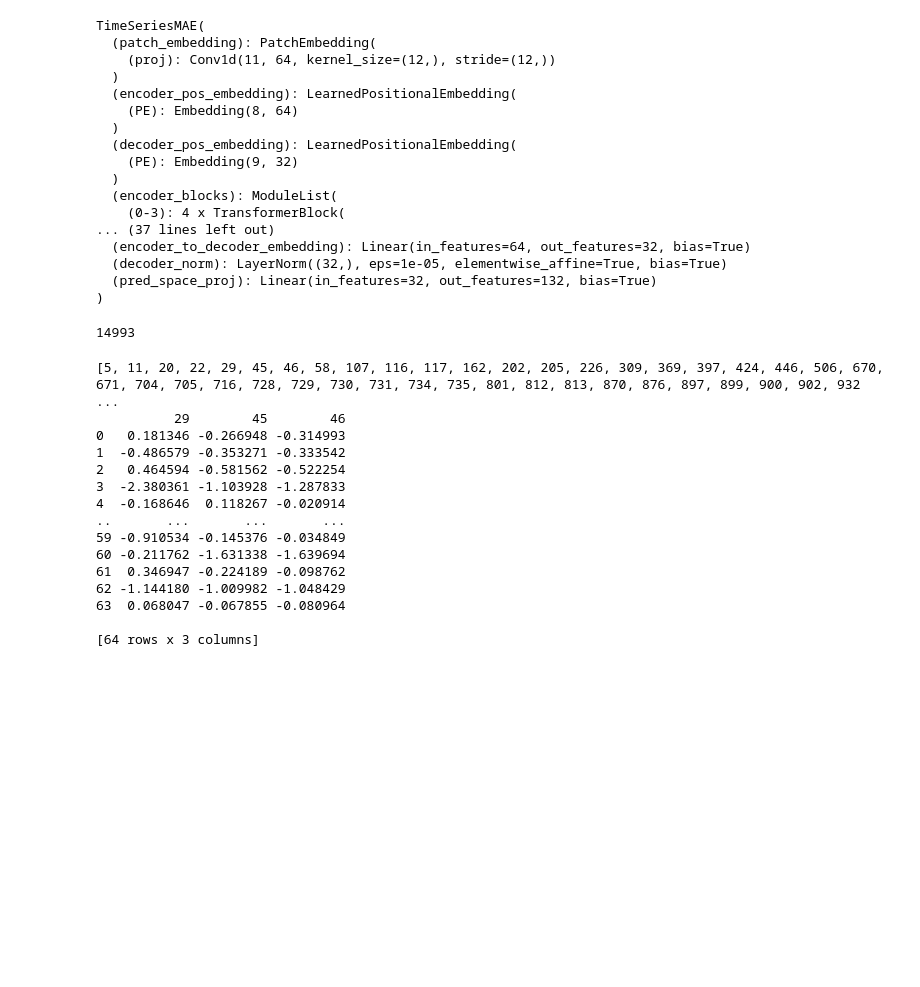
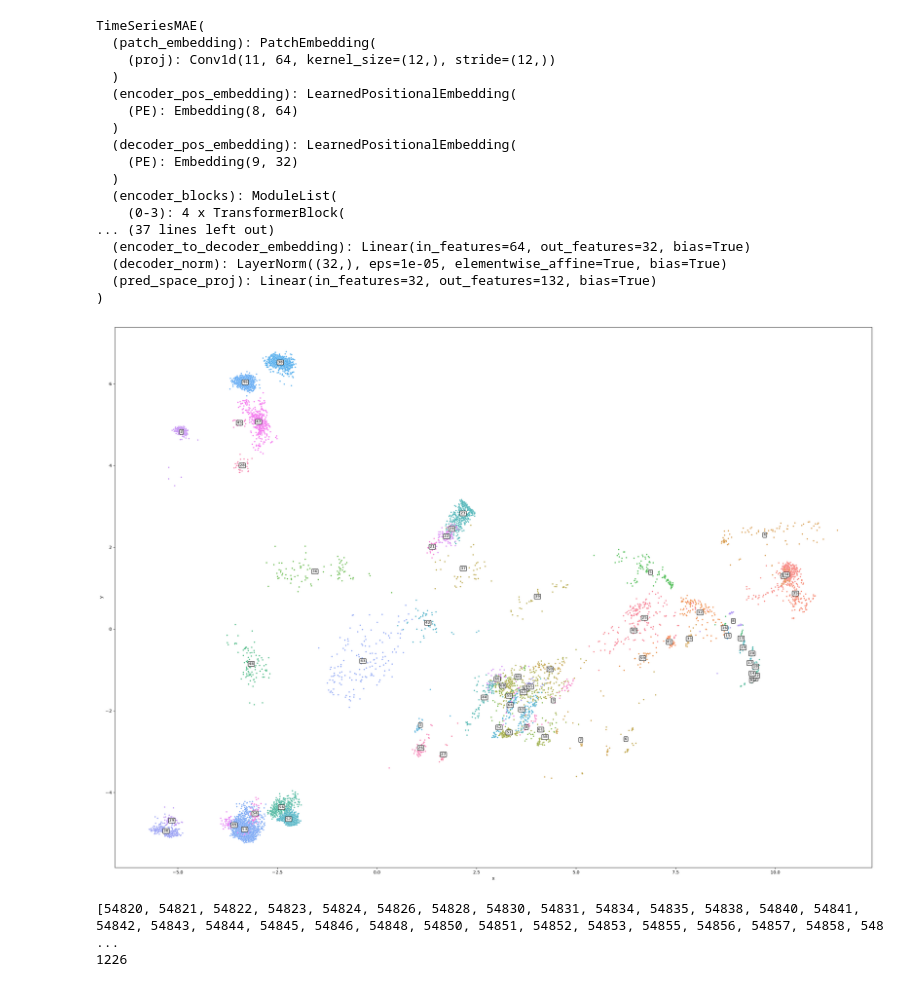
Before and after one commit to etiennechevrolat/ssa-analysis, a Jupyter notebook: src/viz/clustering_leo.ipynb, the cells around one changed output. Saved outputs shown, nothing was run; the diff lists cells and outputs as text; code cells hidden in the pictures; blank space fills up the shorter version.

```diff
--- a/src/viz/clustering_leo.ipynb
+++ b/src/viz/clustering_leo.ipynb
@@ -86,7 +86,7 @@ for norad, X in per_obj.items():
     if cls_representations:
         out[norad] = np.concatenate(cls_representations, axis=0).mean(axis=0)
 # %%
-import hdbscan, dbscan
+import hdbscan
 from sklearn.preprocessing import StandardScaler
 from sklearn.decomposition import PCA
 
@@ -95,63 +95,71 @@ norad_ids = list(out.keys())
 X_obj = np.stack([out[n] for n in norad_ids])
 X_scaled = StandardScaler().fit_transform(X_obj)
 
-clusterer = hdbscan.HDBSCAN(min_cluster_size=5, min_samples=5)
+clusterer = hdbscan.HDBSCAN(min_cluster_size=20, min_samples=15)
+
 labels = clusterer.fit_predict(X_scaled)
 
 n_clusters = len(set(labels))
-print(len(norad_ids))
-# %% [output]
-14993
 # %%
 
 import matplotlib.pyplot as plt
+import seaborn as sns
 import pandas as pd
 
-clusterized_ids = [n for n in norad_ids if n in labels and n in out and labels[n]!=-1]
-print(norad_ids)
-X_df = pd.DataFrame({n : out[n] for n in clusterized_ids})
+mask = labels != -1
+X_clean = X_scaled[mask]
+labels_clean= labels[mask]
+norad_clean = [norad_ids[i] for i in range(len(norad_ids)) if mask[i]]
 
-print(X_df)
-def viz_3d_on_clusters(df):
+
+def viz_3d_on_clusters(X, labels):
     """X is a (14 993, 64) ndarray of already scaled vectors, we reduce the dimension from 64 to 3 with principal components analysis, and show the clusters
     """
     pca = PCA(n_components=3)
     X_3d = pca.fit_transform(X)
 
     fig = plt.figure(figsize= (10,10))
     ax = fig.add_subplot(projection='3d')
 
-    ax.scatter(X_3d[:,0], X_3d[:,1] , X_3d[:,2], c=labels, cmap='tab10', s=5, alpha=0.8)
+    scatter = ax.scatter(X_3d[:,0], X_3d[:,1] , X_3d[:,2], c=labels, cmap='tab10', s=5, alpha=0.8)
+    ax.legend(*scatter.legend_elements(), title='cluster')
     ax.view_init(elev=0, azim=110)
+
     plt.tight_layout()
     plt.show()
 
-def viz_2d_on_clusters(X):
+def viz_2d_on_clusters(X, labels):
     """X is a (14 993, 64) ndarray of already scaled vectors, we reduce the dimension from 64 to 2 with principal components analysis, and show the clusters
     """
     pca = PCA(n_components=2)
-    X_3d = pca.fit_transform(X)
+    X_2d = pca.fit_transform(X)
+    df = pd.DataFrame({'x' : X_2d[:,0], 'y' : X_2d[:,1], 'cluster' : labels.astype(str)})
 
-    fig = plt.figure(figsize= (10,10))
-    ax = fig.add_subplot()
+    fig, ax = plt.subplots(figsize=(25,18))
 
-    ax.scatter(X_3d[:,0], X_3d[:,1] , c=labels, cmap='tab10', s=5, alpha=0.8)
-    ax.legend(labels)
+    sns.scatterplot(data=df , x='x',y='y',hue='cluster', palette='husl', s=10, alpha=0.9, legend=False, ax=ax)
+
+    for cluster_id, group in df.groupby('cluster'):
+        cx,cy = group['x'].mean(), group['y'].mean()
+        ax.annotate(str(cluster_id), (cx,cy), fontsize=8, fontweight='bold', ha='center', va='center', bbox=dict(boxstyle='round,pad=0.2' , fc ='white', ec='black'), alpha = 0.75)
+
     plt.tight_layout()
     plt.show()
+
+
+viz_2d_on_clusters(X_clean, labels_clean)
 # %% [output]
-[5, 11, 20, 22, 29, 45, 46, 58, 107, 116, 117, 162, 202, 205, 226, 309, 369, 397, 424, 446, 506, 670, 671, 704, 705, 716, 728, 729, 730, 731, 734, 735, 801, 812, 813, 870, 876, 897, 899, 900, 902, 932 ...
-          29        45        46
-0   0.181346 -0.266948 -0.314993
-1  -0.486579 -0.353271 -0.333542
-2   0.464594 -0.581562 -0.522254
-3  -2.380361 -1.103928 -1.287833
-4  -0.168646  0.118267 -0.020914
-..       ...       ...       ...
-59 -0.910534 -0.145376 -0.034849
-60 -0.211762 -1.631338 -1.639694
-61  0.346947 -0.224189 -0.098762
-62 -1.144180 -1.009982 -1.048429
-63  0.068047 -0.067855 -0.080964
-
-[64 rows x 3 columns]
+[figure, added]
+# %%
+
+## il s'avère que le cluster 38 est composé de Starlink 548xx à 587xx
+cluster_38 = [norad_ids[i] for i in range(len(norad_ids)) if labels[i] == 38]
+X_cluster_38 = [X_scaled[i] for i in range(len(norad_ids)) if labels[i]  ==38]
+
+cluster_38 = [norad_ids[i] for i in range(len(norad_ids)) if labels[i] == 38]
+X_cluster_38 = [X_scaled[i] for i in range(len(norad_ids)) if labels[i]  ==38]
+print(cluster_38)
+print(len(cluster_38))
+# %% [output]
+[54820, 54821, 54822, 54823, 54824, 54826, 54828, 54830, 54831, 54834, 54835, 54838, 54840, 54841, 54842, 54843, 54844, 54845, 54846, 54848, 54850, 54851, 54852, 54853, 54855, 54856, 54857, 54858, 548 ...
+1226
```
Also changed, not shown: parts of 1 cell of this notebook, 6 other files.
